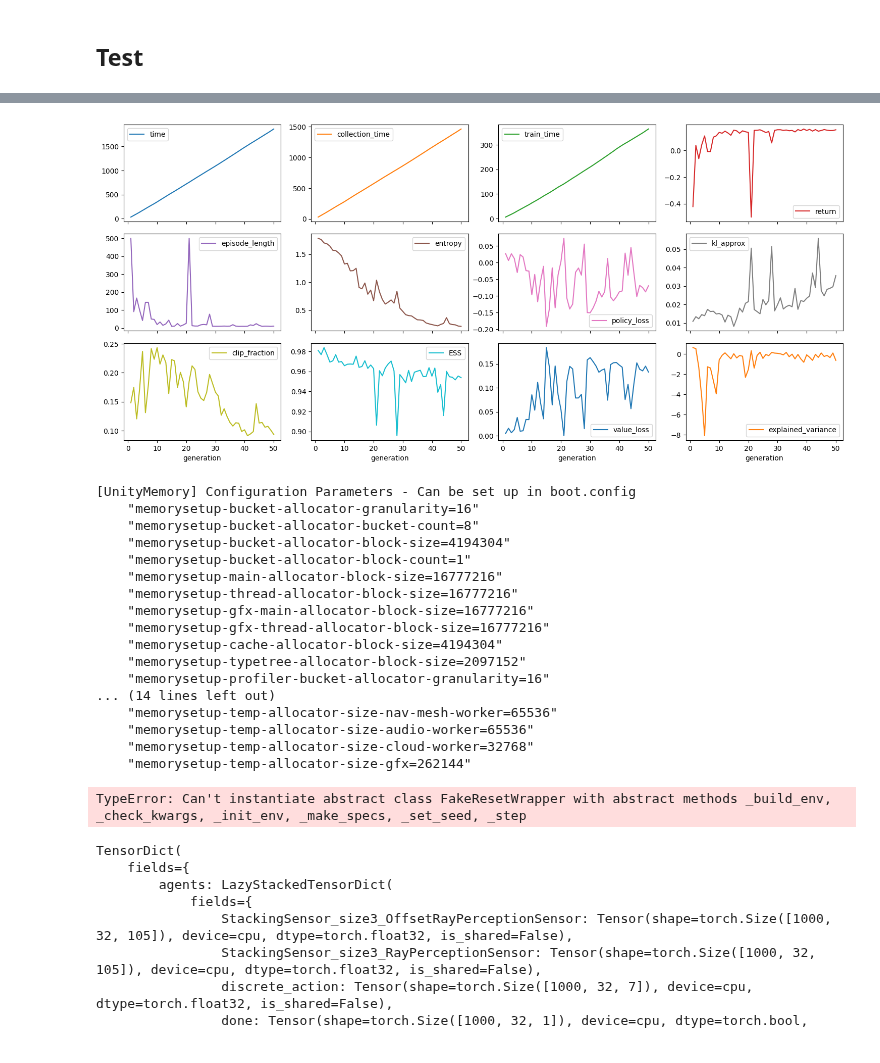
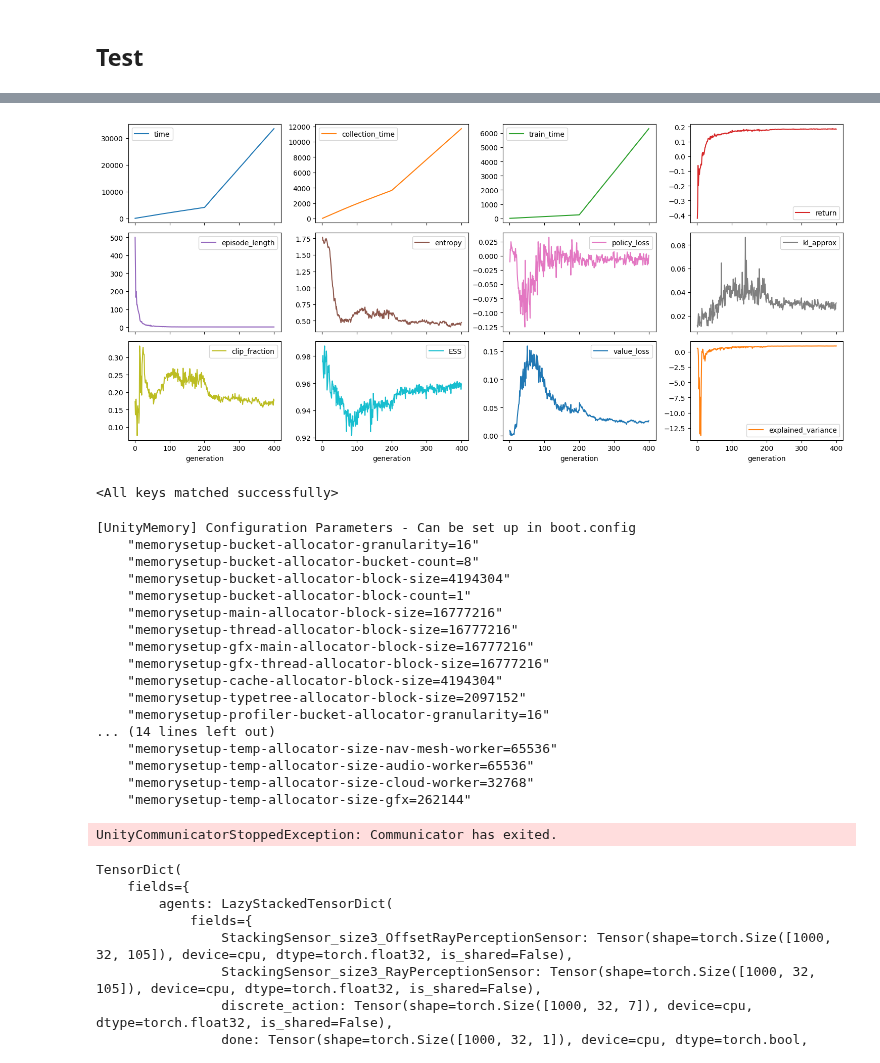
Before and after one commit to notDroid/unity-rl, a Jupyter notebook: experiments/PushBlock/ppo/rl.ipynb, the cells around one changed output, grey strips where cells are left out. Saved outputs shown, nothing was run; the diff lists cells and outputs as text; code cells hidden in the pictures.

```diff
--- a/experiments/PushBlock/ppo/rl.ipynb
+++ b/experiments/PushBlock/ppo/rl.ipynb
@@ -584,5 +496,5 @@ ERROR: Shader UI/Default shader is not supported on this GPU (none of subshaders
 # %% [markdown]
 ## **Test**
 # %%
-plot(NAME)
+plot('run1')
 # %% [output]
@@ -589 +518 @@ plot(NAME)
-[figure, old version]
+[figure, new version]
@@ -593,9 +519,16 @@ load_model(MODEL_PATH, NAME, policy, None)
+# %%
+policy = create_policy(MODEL_CONFIG).to(device)
+path = os.path.join(MODEL_PATH, f"run1.pt")
+model_states = torch.load(path, map_location=torch.device('cpu'))
+policy.load_state_dict(model_states["policy_state_dict"])
+# %% [output]
+<All keys matched successfully>
 # %%
 env = create_env(graphics=True)
 
 tensordict_data = None
 with torch.no_grad():
-    tensordict_data = env.rollout(1000, policy=policy, auto_cast_to_device=True).to(device)
+    tensordict_data = env.rollout(1000, policy=policy, auto_cast_to_device=True, break_when_any_done=False).to(device)
     env.close()
     metrics = compute_single_trajectory_metrics(tensordict_data)
 
@@ -618,7 +551,7 @@ metrics
     "memorysetup-temp-allocator-size-audio-worker=65536"
     "memorysetup-temp-allocator-size-cloud-worker=32768"
     "memorysetup-temp-allocator-size-gfx=262144"
-TypeError: Can't instantiate abstract class FakeResetWrapper with abstract methods _build_env, _check_kwargs, _init_env, _make_specs, _set_seed, _step
+UnityCommunicatorStoppedException: Communicator has exited.
 # %%
 tensordict_data
 # %% [output]
```
Also changed, not shown: parts of 4 cells of this notebook, 5 other files.
